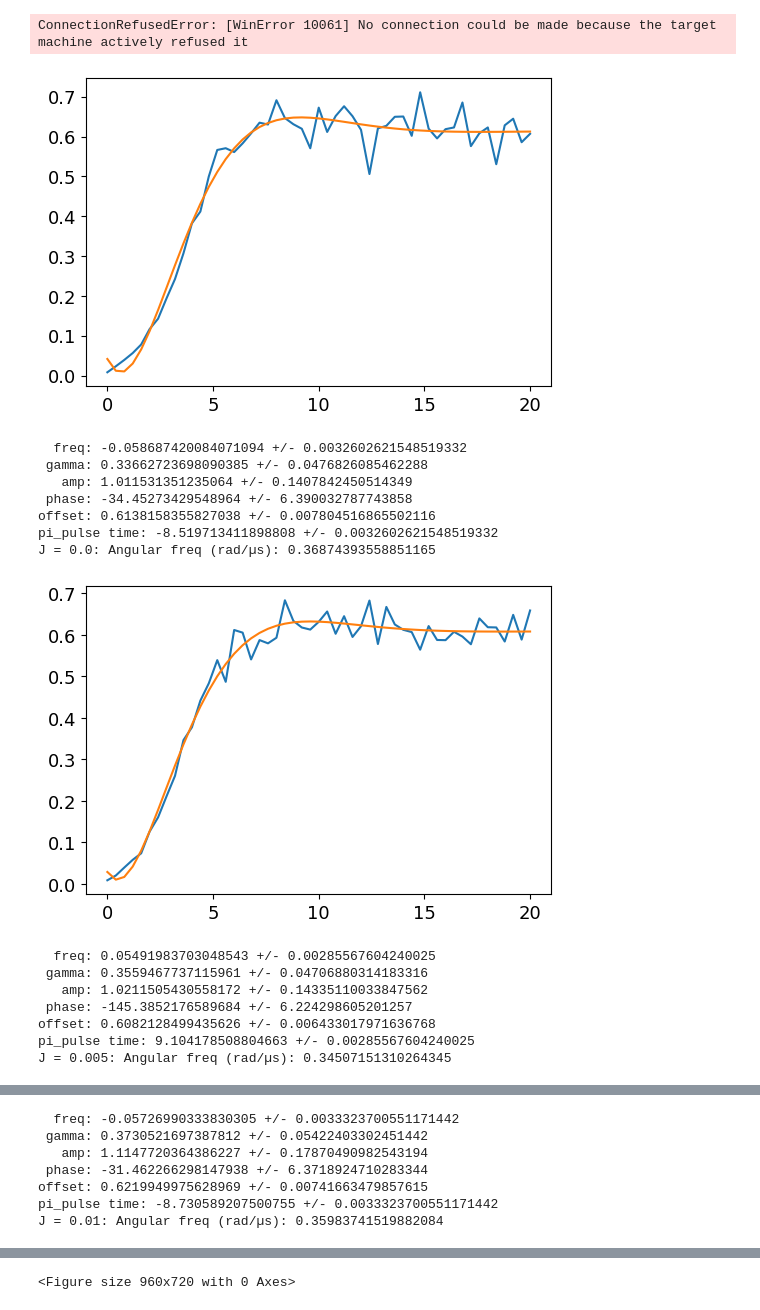
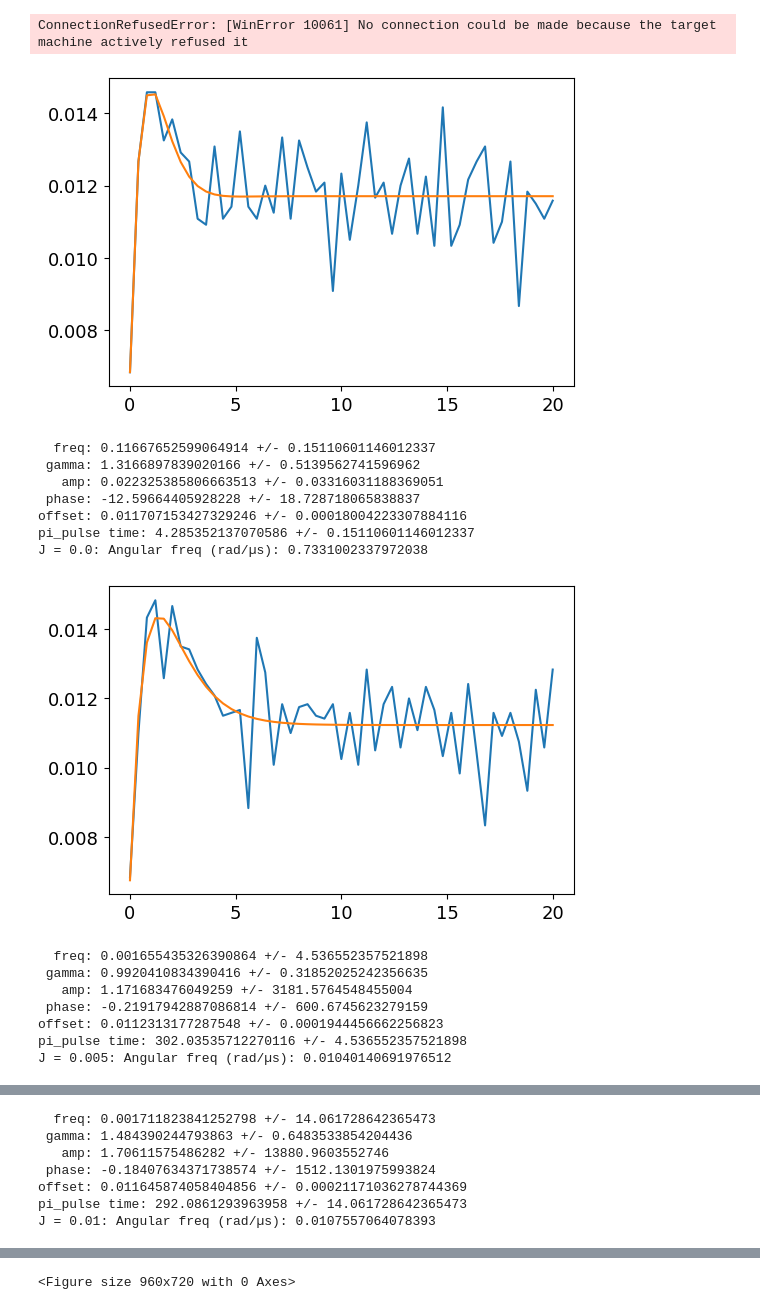
Before and after one commit to Katermurch/BlueFridgeNonLin, a Jupyter notebook: non_hermitian_rabi.ipynb, the cells around one changed output, grey strips where cells are left out. Drawn from its saved outputs; the diff is of its cells as text; code cells hidden in the pictures.

```diff
--- a/non_hermitian_rabi.ipynb
+++ b/non_hermitian_rabi.ipynb
@@ -238,11 +245,11 @@ def sweep_J_curve_fit(probability_dataframes):
         guess_freq = np.sqrt(abs(0.25**2 - J**2)) / np.pi
         # Select initial guess values based on J
         if J <= 0.1:
-            P_f_norm = P_f / norm_factor
+            P_f_norm = P_f #/ norm_factor
             # P_f_norm = P_f
             guess_vals = [0.0000001, 0.0477, 0.1, -10, 0.5]
         else:
-            P_f_norm = P_f / norm_factor
+            P_f_norm = P_f #/ norm_factor
             guess_vals = [guess_freq, 0.2, 0.1, -10, 0.5]
         guess_vals = [guess_freq, guess_gamma, 0.1, -10, 0.5]
         # Perform the curve fit using analysis.fit_sine_decay.
@@ -452,46 +459,47 @@ for J in J_list:
     if os.path.exists(prob_filename) and os.path.exists(values_filename):
         with open(prob_filename, "rb") as f:
             df_prob = pickle.load(f)
         probability_dataframes[J] = df_prob
 # probability_dataframes = 0
 omega_dict = sweep_J_curve_fit(probability_dataframes)
 
 # Print the results
 for J, omega in omega_dict.items():
     print(f"J = {J}: omega = {omega} rad/µs")
 J_vals = sorted(omega_dict.keys())
 omegas = [omega_dict[J] for J in J_vals]
 
 plt.figure(figsize=(8, 6))
 plt.scatter(J_vals, omegas, marker="o")
+plt.ylim(0,0.05)
 plt.xlabel("J")
 plt.ylabel("Angular Frequency (rad/µs)")
 plt.title("Angular Frequency vs. J")
 plt.grid(True)
 plt.show()
 # Set initial guesses based on your expectations:
 initial_guess_J0 = 0.1  # for example
 initial_offset = 0.0  # for example
 mask_rb = ~np.isnan(omegas)
 
 # Perform the curve fitting and plotting
 popt, pcov = curve_fit_and_plot(
     np.array(J_vals)[mask_rb], np.array(omegas)[mask_rb], initial_guess_J0
 )
 # %% [output]
-[figure, old version]
+[figure, new version]
-  freq: -0.058687420084071094 +/- 0.0032602621548519332
- gamma: 0.33662723698090385 +/- 0.0476826085462288
-   amp: 1.011531351235064 +/- 0.1407842450514349
- phase: -34.45273429548964 +/- 6.390032787743858
-offset: 0.6138158355827038 +/- 0.007804516865502116
-pi_pulse time: -8.519713411898808 +/- 0.0032602621548519332
-J = 0.0: Angular freq (rad/µs): 0.36874393558851165
+  freq: 0.11667652599064914 +/- 0.15110601146012337
+ gamma: 1.3166897839020166 +/- 0.5139562741596962
+   amp: 0.022325385806663513 +/- 0.03316031188369051
+ phase: -12.59664405928228 +/- 18.728718065838837
+offset: 0.011707153427329246 +/- 0.00018004223307884116
+pi_pulse time: 4.285352137070586 +/- 0.15110601146012337
+J = 0.0: Angular freq (rad/µs): 0.7331002337972038
-[figure, old version]
+[figure, new version]
-  freq: 0.05491983703048543 +/- 0.00285567604240025
- gamma: 0.3559467737115961 +/- 0.04706880314183316
-   amp: 1.0211505430558172 +/- 0.14335110033847562
- phase: -145.3852176589684 +/- 6.224298605201257
-offset: 0.6082128499435626 +/- 0.006433017971636768
-pi_pulse time: 9.104178508804663 +/- 0.00285567604240025
-J = 0.005: Angular freq (rad/µs): 0.34507151310264345
+  freq: 0.001655435326390864 +/- 4.536552357521898
+ gamma: 0.9920410834390416 +/- 0.31852025242356635
+   amp: 1.171683476049259 +/- 3181.5764548455004
+ phase: -0.21917942887086814 +/- 600.6745623279159
+offset: 0.0112313177287548 +/- 0.0001944456662256823
+pi_pulse time: 302.03535712270116 +/- 4.536552357521898
+J = 0.005: Angular freq (rad/µs): 0.01040140691976512
@@ -499,7 +507,7 @@ J = 0.005: Angular freq (rad/µs): 0.34507151310264345
-  freq: -0.05726990333830305 +/- 0.0033323700551171442
- gamma: 0.3730521697387812 +/- 0.05422403302451442
-   amp: 1.1147720364386227 +/- 0.17870490982543194
- phase: -31.462266298147938 +/- 6.3718924710283344
-offset: 0.6219949975628969 +/- 0.00741663479857615
-pi_pulse time: -8.730589207500755 +/- 0.0033323700551171442
-J = 0.01: Angular freq (rad/µs): 0.35983741519882084
+  freq: 0.001711823841252798 +/- 14.061728642365473
+ gamma: 1.484390244793863 +/- 0.6483533854204436
+   amp: 1.70611575486282 +/- 13880.9603552746
+ phase: -0.18407634371738574 +/- 1512.1301975993824
+offset: 0.011645874058404856 +/- 0.00021171036278744369
+pi_pulse time: 292.0861293963958 +/- 14.061728642365473
+J = 0.01: Angular freq (rad/µs): 0.0107557064078393
```
Also changed, not shown: parts of 3 cells of this notebook, 9 other files.
